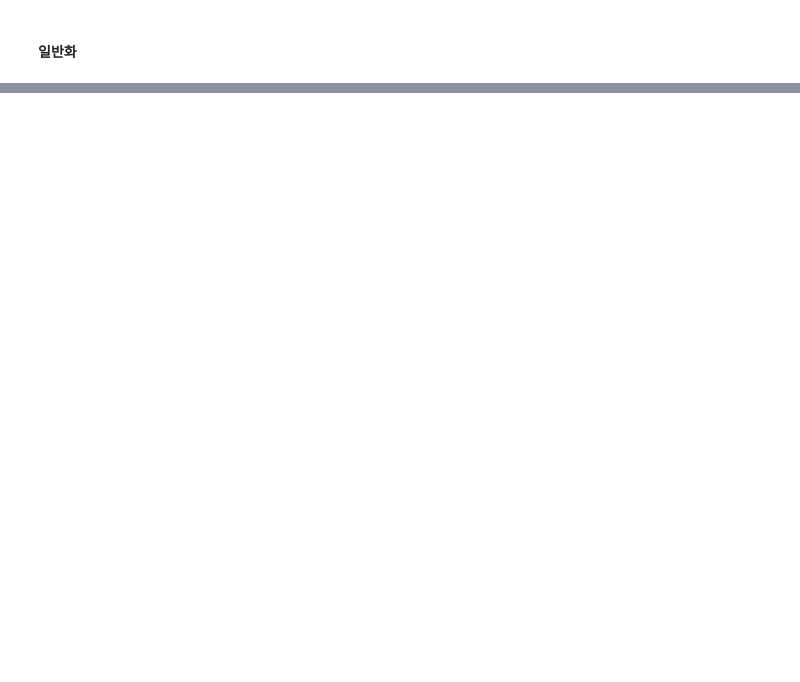
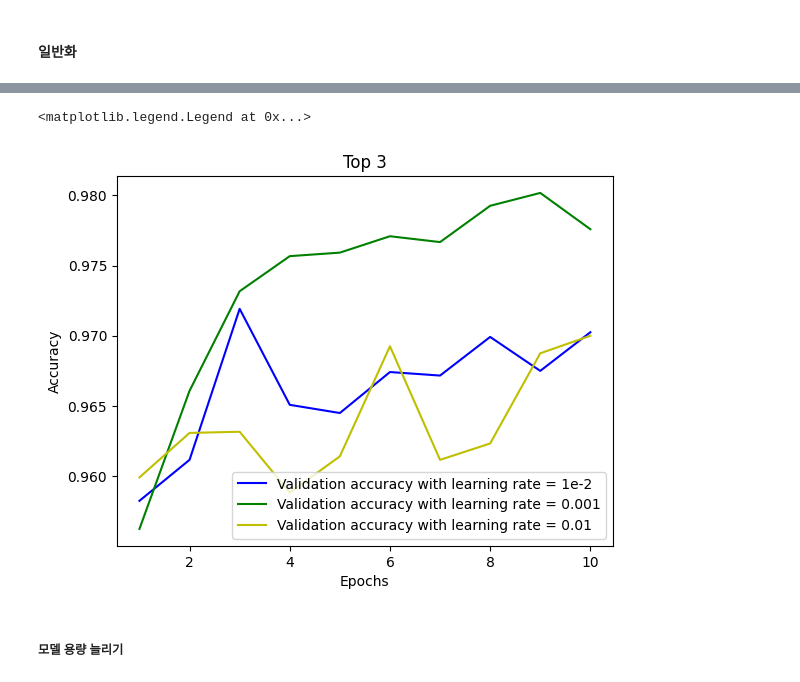
Before and after one commit to SCUTUM98/2023_KFQ_Bigdata, a Jupyter notebook: DeepLearning/0714_mnist.ipynb, the cells around one changed output, grey strips where cells are left out. Drawn from its saved outputs; the diff is of its cells as text; code cells hidden in the pictures; blank space fills up the shorter version.

```diff
--- a/DeepLearning/0714_mnist.ipynb
+++ b/DeepLearning/0714_mnist.ipynb
@@ -140,0 +147,7 @@ plt.legend()
+# %%
+(train_images, train_labels), _ = mnist.load_data()
+train_images = train_images.reshape((60000, 28*28))
+train_images = train_images.astype('float32')/255
+
+model = models_function.get_relu_softmax2(1.0)
+hist = model.fit(train_images, train_labels, epochs=10, batch_size=128, validation_split=0.2)
@@ -140,0 +290,17 @@ plt.legend()
+# %%
+val_acc_1e = hist_1e.history['val_accuracy']
+val_acc_0001 = hist_0001.history['val_accuracy']
+val_acc_001 = hist_001.history['val_accuracy']
+epochs = range(1,11)
+plt.plot(epochs, val_acc_1e, 'b-', label = 'Validation accuracy with learning rate = 1e-2')
+plt.plot(epochs, val_acc_0001, 'g-', label = 'Validation accuracy with learning rate = 0.001')
+plt.plot(epochs, val_acc_001, 'y-', label = 'Validation accuracy with learning rate = 0.01')
+plt.title('Top 3')
+plt.xlabel('Epochs')
+plt.ylabel('Accuracy')
+plt.legend()
+# %% [output]
+<matplotlib.legend.Legend at 0x...>
+[figure, added]
+# %% [markdown]
+##### 모델 용량 늘리기
```
Also changed, not shown: parts of 30 cells of this notebook.
